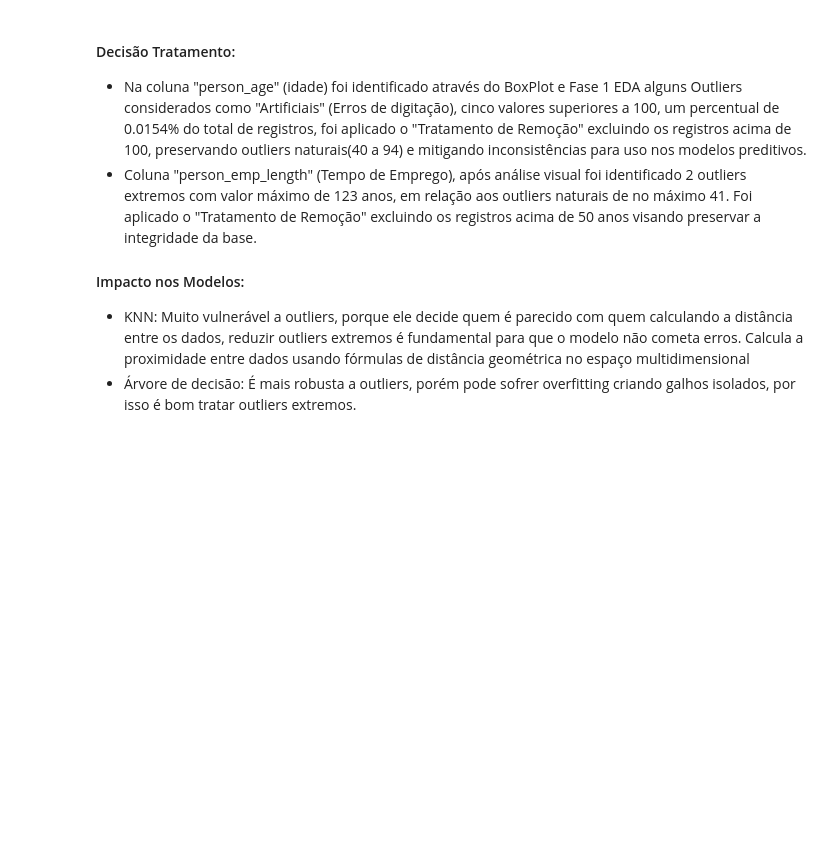
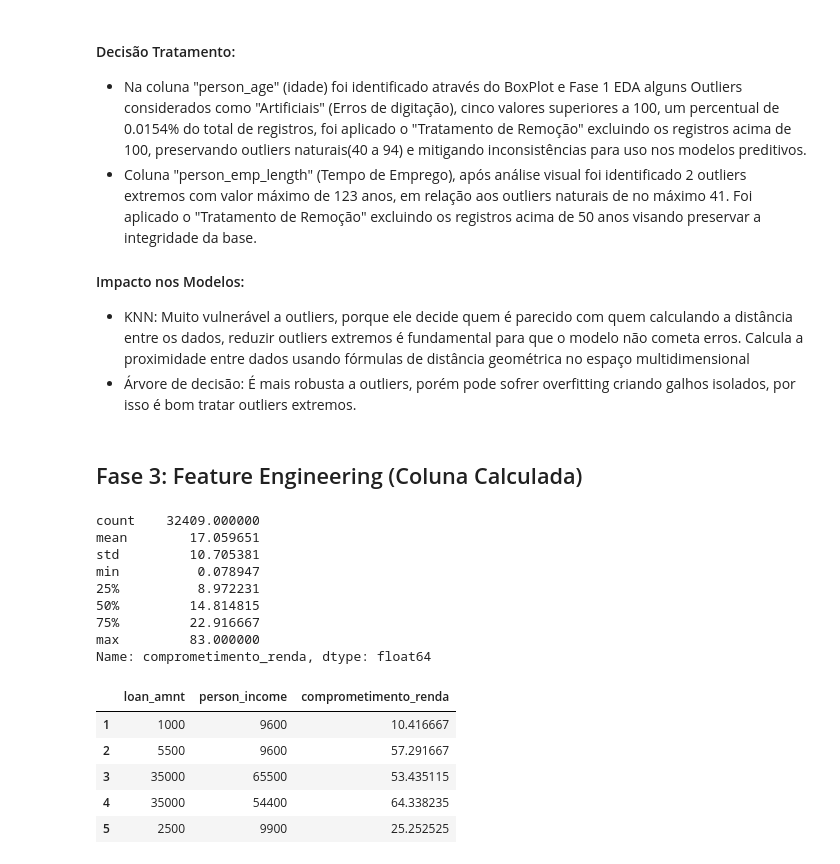
Before and after one commit to Rudolfhf/Projeto_Avaliativo_M-dulo_1, a Jupyter notebook: main.ipynb, the cells around one changed output. Saved outputs shown, nothing was run; the diff lists cells and outputs as text; code cells hidden in the pictures; blank space fills up the shorter version.

Commit message:
Nova coluna comprometimento_renda criada

```diff
--- a/main.ipynb
+++ b/main.ipynb
@@ -272,3 +272,27 @@ Tempo Máximo de Emprego depois de Tratado: 41.0
 #### Impacto nos Modelos:
 - KNN: Muito vulnerável a outliers, porque ele decide quem é parecido com quem calculando a distância entre os dados, reduzir outliers extremos é fundamental para que o modelo não cometa erros. Calcula a proximidade entre dados usando fórmulas de distância geométrica no espaço multidimensional
 - Árvore de decisão: É mais robusta a outliers, porém pode sofrer overfitting criando galhos isolados, por isso é bom tratar outliers extremos.
+# %% [markdown]
+## Fase 3: Feature Engineering (Coluna Calculada)
+# %%
+# Criando coluna comprometimento_renda
+df_limpo['comprometimento_renda'] = (df_limpo['loan_amnt'] / df_limpo['person_income'])*100
+display(df_limpo['comprometimento_renda'].describe())
+#Visualizar Relação
+df_limpo[["loan_amnt", "person_income", "comprometimento_renda"]].head()
+# %% [output]
+count    32409.000000
+mean        17.059651
+std         10.705381
+min          0.078947
+25%          8.972231
+50%         14.814815
+75%         22.916667
+max         83.000000
+Name: comprometimento_renda, dtype: float64
+|  | loan_amnt | person_income | comprometimento_renda |
+| 1 | 1000 | 9600 | 10.416667 |
+| 2 | 5500 | 9600 | 57.291667 |
+| 3 | 35000 | 65500 | 53.435115 |
+| 4 | 35000 | 54400 | 64.338235 |
+| 5 | 2500 | 9900 | 25.252525 |
```
